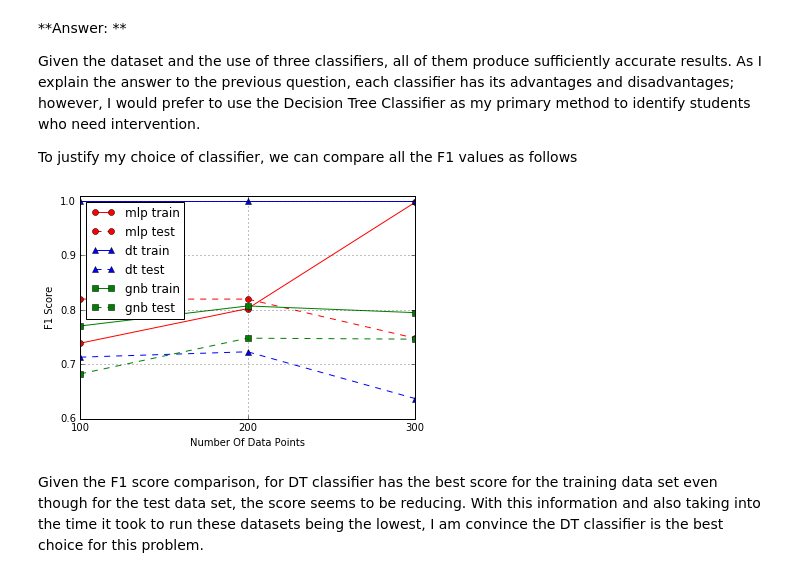
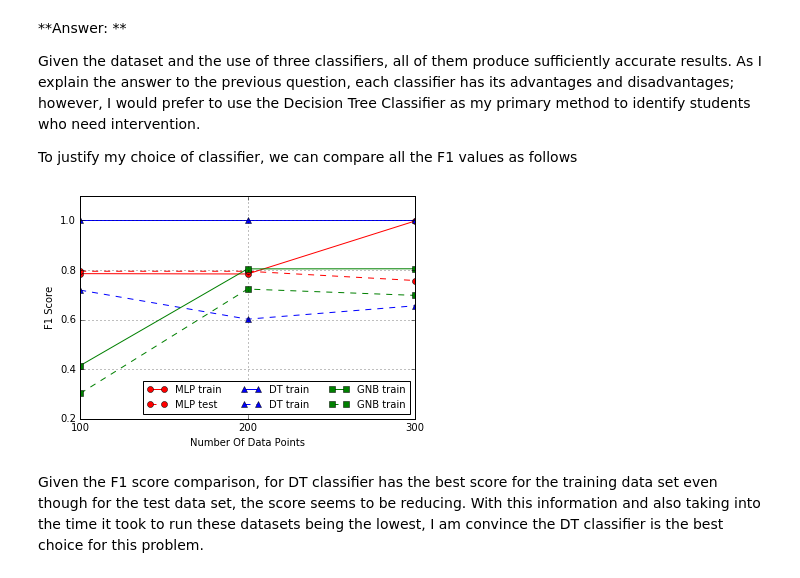
Before and after one commit to ppeiris/machine-learning, a Jupyter notebook: projects/student_intervention/student_intervention.ipynb, the cells around one changed output. Saved outputs shown, nothing was run; the diff lists cells and outputs as text; code cells hidden in the pictures.

```diff
--- a/projects/student_intervention/student_intervention.ipynb
+++ b/projects/student_intervention/student_intervention.ipynb
@@ -362,9 +373,18 @@ y_train_300 = y_train[:300]
 # TODO: Execute the 'train_predict' function for each classifier and each training set size
 # train_predict(clf, X_train, y_train, X_test, y_test)
 clf = [clf_A, clf_B, clf_C]
+tabledf = pd.DataFrame(columns=['clf', 'records', 'train_time', 'ptrain_time', 'f1_train', 'ptest_time', 'f1_test'])
+
 for c in clf:
     for i in range(0, 3):
-        train_predict(c, X_train[:(i + 1) * 100], y_train[:(i + 1) * 100] , X_test, y_test)
+        row = {}
+        row['clf'] = c.__class__.__name__
+        row = train_predict(c, X_train[:(i + 1) * 100], y_train[:(i + 1) * 100] , X_test, y_test, row)
+        tabledf = tabledf.append(row, ignore_index=True)
         print '----'
+
+m = tabledf[tabledf.clf == 'MLPClassifier']
+D = tabledf[tabledf.clf == 'DecisionTreeClassifier']
+G = tabledf[tabledf.clf == 'GaussianNB']
 # %% [output]
 Training a MLPClassifier using a training set size of 100. . .
@@ -427,32 +449,29 @@ To justify my choice of classifier, we can compare all the  F1 values as follows
 # %%
 %matplotlib inline
 import matplotlib.pyplot as plt
 
-f1scores = pd.DataFrame(columns=['mlp train', 'mlp test', 'dt train', 'dt test', 'gnb train', 'gnb test'])
-f1scores['mlp train'] = [0.7389, 0.8024, 0.9975]
-f1scores['mlp test'] = [0.8199, 0.8199, 0.7481]
-f1scores['dt train'] = [1.0000, 1.0000, 1.0000]
-f1scores['dt test'] = [0.7132, 0.7231, 0.6372]
-f1scores['gnb train'] = [0.7705, 0.8073, 0.7950]
-f1scores['gnb test'] = [0.6825, 0.7481, 0.7463]
 axes = plt.gca()
-axes.set_ylim([0.6,1.01])
+axes.set_ylim([0.2,1.1])
 labels = ['100', '200', '300']
 plt.grid(True)
 x = [0, 1, 2]
 plt.xticks(x, labels)
-plt.plot(x, f1scores['mlp train'], 'ro-')
-plt.plot(f1scores['mlp test'], 'ro--')
-plt.plot(f1scores['dt train'], 'b^-')
-plt.plot(f1scores['dt test'], 'b^--')
-plt.plot(f1scores['gnb train'], 'gs-')
-plt.plot(f1scores['gnb test'], 'gs--')
-plt.legend(loc=0)
+
+plt.plot(x, tabledf[tabledf.clf == 'MLPClassifier']['f1_train'], 'ro-', label='MLP train')
+plt.plot(x, tabledf[tabledf.clf == 'MLPClassifier']['f1_test'], 'ro--', label='MLP test')
+
+plt.plot(x, tabledf[tabledf.clf == 'DecisionTreeClassifier']['f1_train'], 'b^-', label='DT train')
+plt.plot(x, tabledf[tabledf.clf == 'DecisionTreeClassifier']['f1_test'], 'b^--', label='DT train')
+
+plt.plot(x, tabledf[tabledf.clf == 'GaussianNB']['f1_train'], 'gs-', label='GNB train')
+plt.plot(x, tabledf[tabledf.clf == 'GaussianNB']['f1_test'], 'gs--', label='GNB train')
+
+plt.legend(loc=0, ncol=3, fontsize=10)
 plt.ylabel('F1 Score')
 plt.xlabel('Number Of Data Points')
 plt.show()
 # %% [output]
-[figure, old version]
+[figure, new version]
 # %% [markdown]
 Given the F1 score comparison, for DT classifier has the best score for the training data set even though for the test data set, the score seems to be reducing. With this information and also taking into the time it took to run these datasets being the lowest, I am convince the DT classifier is the best choice for this problem.
 # %% [markdown]
```
Also changed, not shown: parts of 9 cells of this notebook, 1 other file.
